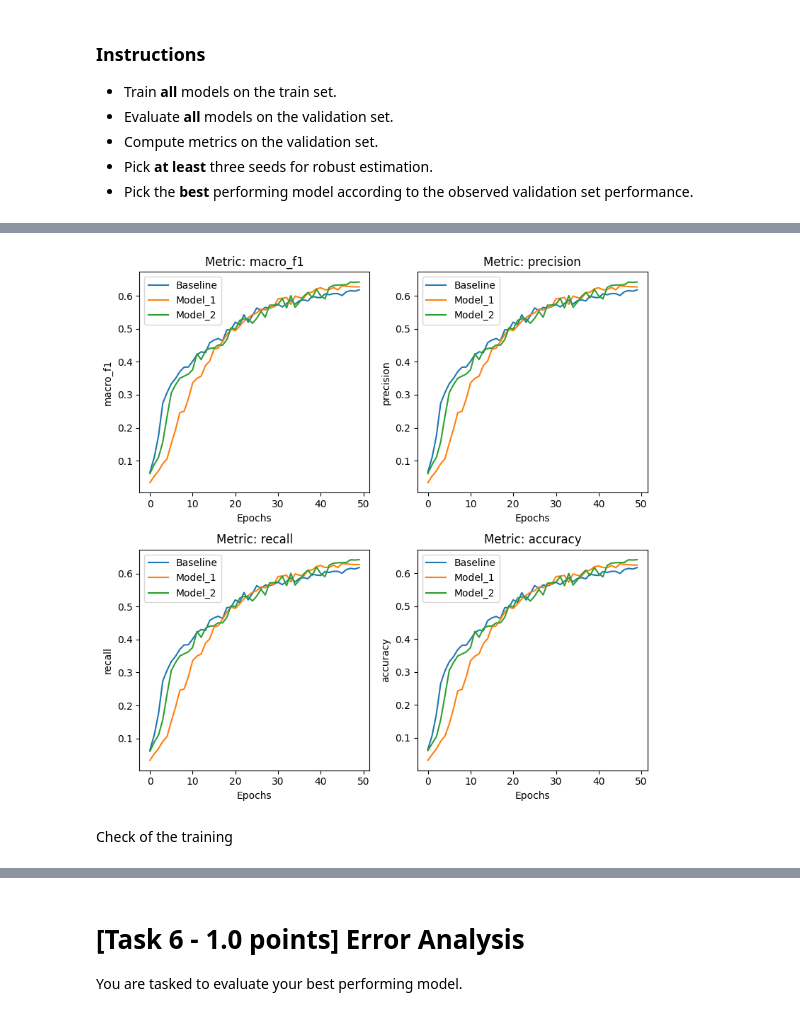
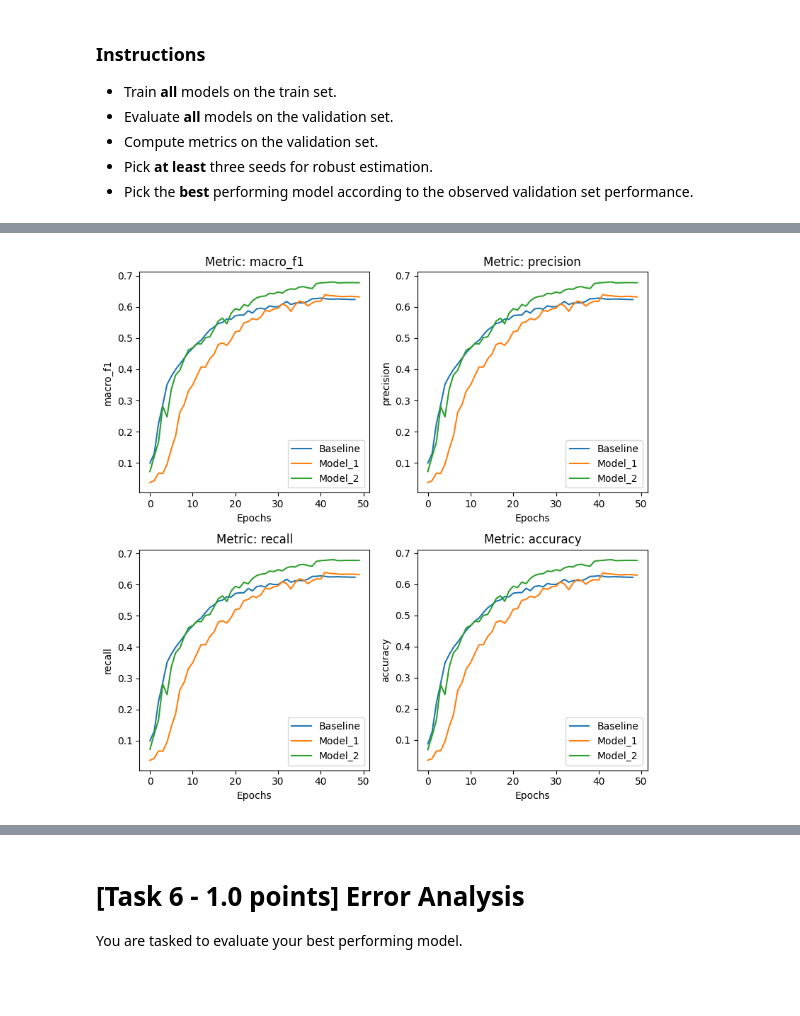
Before and after one commit to LorenzoScaioli/NLP_POS-tagging, a Jupyter notebook: Assignment1.ipynb, the cells around one changed output, grey strips where cells are left out. Saved outputs shown, nothing was run; the diff lists cells and outputs as text; code cells hidden in the pictures; blank space fills up the shorter version.

Commit message:
Update Model 2 seed 2 and 4 + Code cleaning for task 5/6

```diff
--- a/Assignment1.ipynb
+++ b/Assignment1.ipynb
@@ -739,0 +781,7 @@ Model: Model_2 - Seed: 749713082
+# %%
+for model in trained_models[0:12:4]:
+
+    metrics_dict = trained_metrics_dict_test[trained_models.index(model)]
+    cm = trained_cm_test[trained_models.index(model)]
+    history = trained_history[trained_models.index(model)]
+    graph_plots(history, model.name)
@@ -787,6 +843,4 @@ check_robustness_model(trained_models, trained_metrics_dict_val)
 # %%
-check_best_model(trained_models, trained_metrics_dict_val, seed=seeds[2])
+check_best_model(trained_models, trained_metrics_dict_val, seed=seeds[3])
 # %% [output]
-[figure, old version]
+[figure, new version]
-# %% [markdown]
-Check of the training
```
Also changed, not shown: parts of 19 cells of this notebook, 12 other files.
